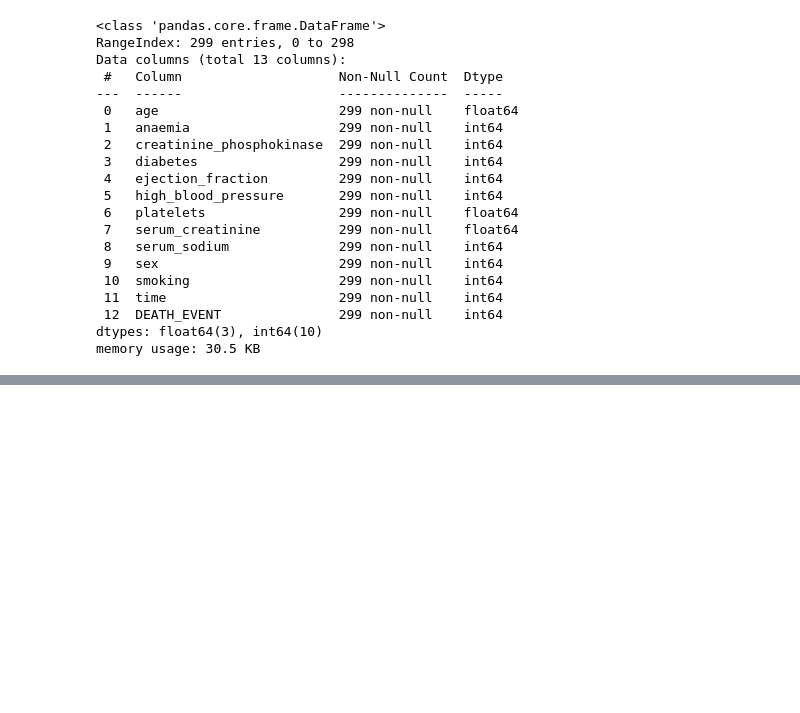
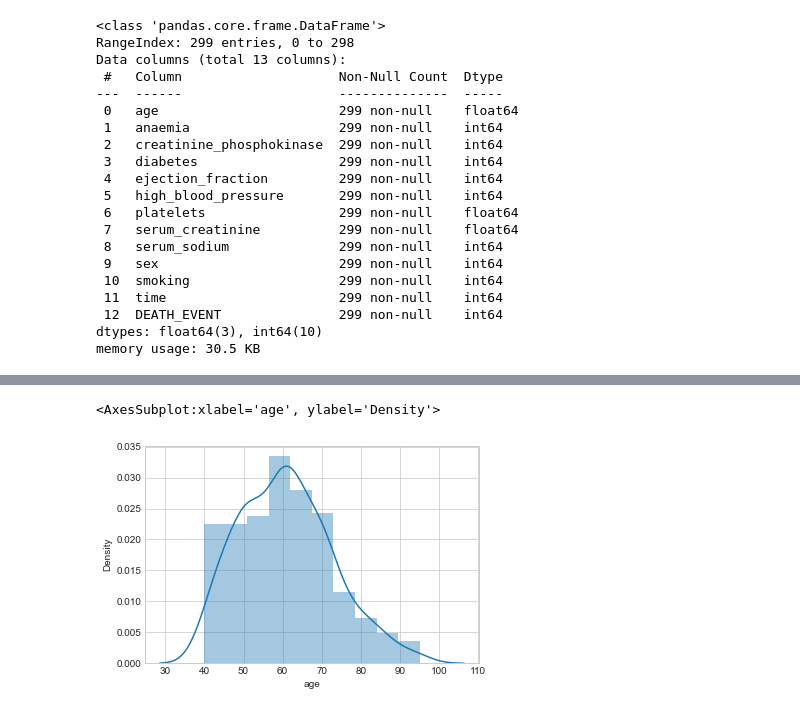
Before and after one commit to kurtgrothe/ANA500, a Jupyter notebook: ANA500_W1.ipynb, the cells around one changed output, grey strips where cells are left out. Saved outputs shown, nothing was run; the diff lists cells and outputs as text; code cells hidden in the pictures; blank space fills up the shorter version.

```diff
--- a/ANA500_W1.ipynb
+++ b/ANA500_W1.ipynb
@@ -105,2 +118,7 @@ plt.show()
+# %%
+sb.distplot(df['age'])
+# %% [output]
+<AxesSubplot:xlabel='age', ylabel='Density'>
+[figure, added]
 # %%
 cv = df[['age','creatinine_phosphokinase','ejection_fraction','platelets','serum_creatinine','serum_sodium','time']]
```
Also changed, not shown: parts of 16 cells of this notebook, 3 other files.
